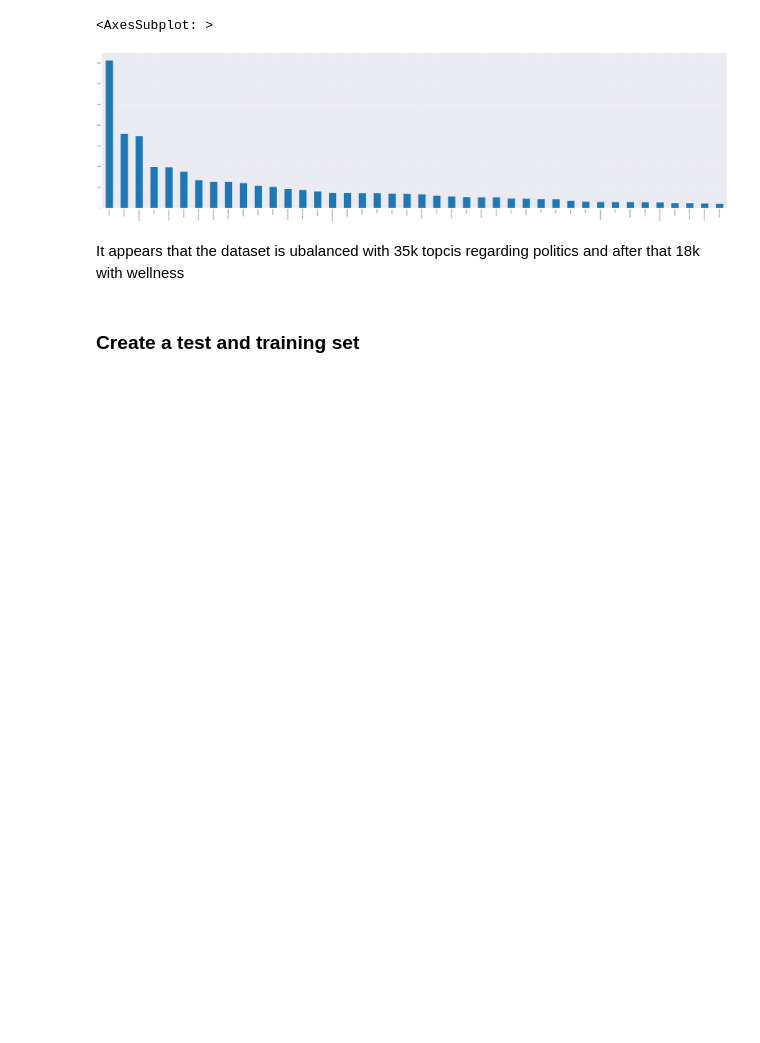
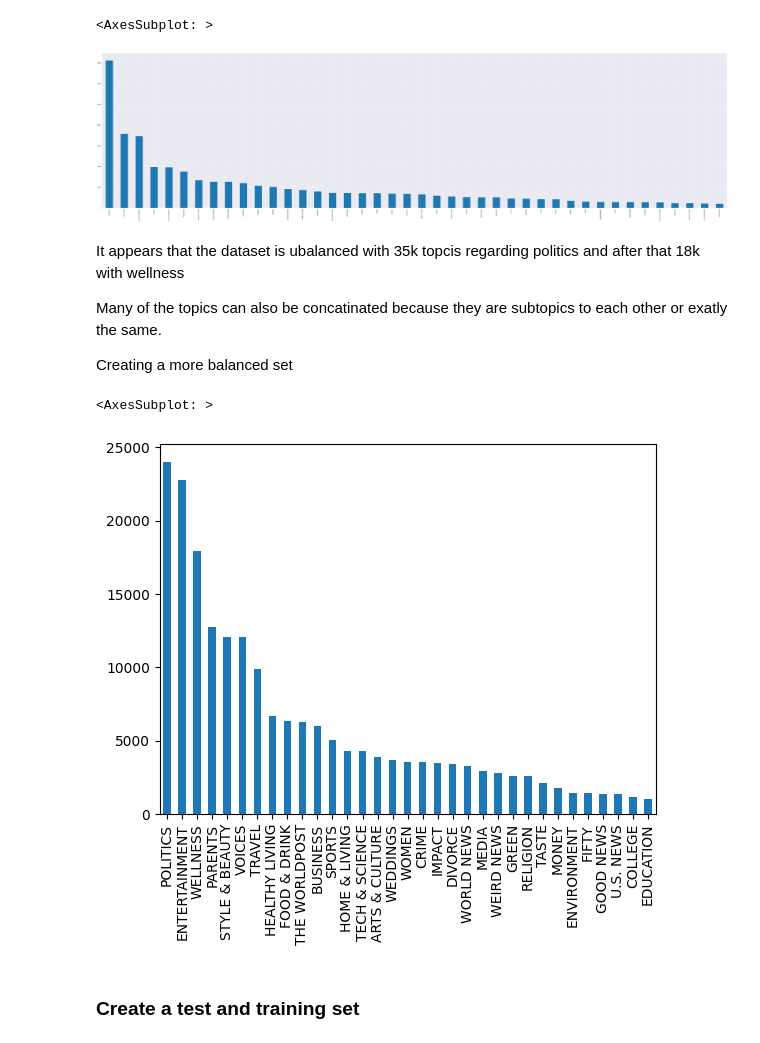
Before and after one commit to Znarvl/TDDE16_project, a Jupyter notebook: Project.ipynb, the cells around one changed output. Saved outputs shown, nothing was run; the diff lists cells and outputs as text; code cells hidden in the pictures; blank space fills up the shorter version.

```diff
--- a/Project.ipynb
+++ b/Project.ipynb
@@ -48,3 +51,26 @@ df.category.value_counts()[:42].plot(kind='bar')
 [figure]
 # %% [markdown]
 It appears that the dataset is ubalanced with 35k topcis regarding politics and after that 18k with wellness
+
+Many of the topics can also be concatinated because they are subtopics to each other or exatly the same.
+
+Creating a more balanced set
+# %%
+df['category'].mask(df['category'] == 'ARTS', 'ARTS & CULTURE', inplace=True)
+df['category'].mask(df['category'] == 'CULTURE & ARTS', 'ARTS & CULTURE', inplace=True)
+
+df['category'].mask(df['category'] == 'COMEDY', 'ENTERTAINMENT', inplace=True)
+
+df['category'].mask(df['category'] == 'TECH', 'TECH & SCIENCE', inplace=True)
+df['category'].mask(df['category'] == 'SCIENCE', 'TECH & SCIENCE', inplace=True)
+
+df['category'].mask(df['category'] == 'WORLDPOST', 'THE WORLDPOST', inplace=True)
+
+df['category'].mask(df['category'] == 'STYLE', 'STYLE & BEAUTY', inplace=True)
+
+df['category'].mask(df['category'] == 'PARENTING', 'PARENTS', inplace=True)
+
+
+df['category'].mask(df['category'] == 'BLACK VOICES', 'VOICES', inplace=True)
+df['category'].mask(df['category'] == 'LATINO VOICES', 'VOICES', inplace=True)
+df['category'].mask(df['category'] == 'QUEER VOICES', 'VOICES', inplace=True)
@@ -51,3 +90,11 @@ It appears that the dataset is ubalanced with 35k topcis regarding politics and
+# %%
+set(df.category)
+len(df.short_description)
+df.category.value_counts()
+df.category.value_counts()[:42].plot(kind='bar')
+# %% [output]
+<AxesSubplot: >
+[figure, added]
 # %% [markdown]
 ### Create a test and training set
 # %%
```
Also changed, not shown: parts of 7 cells of this notebook.
